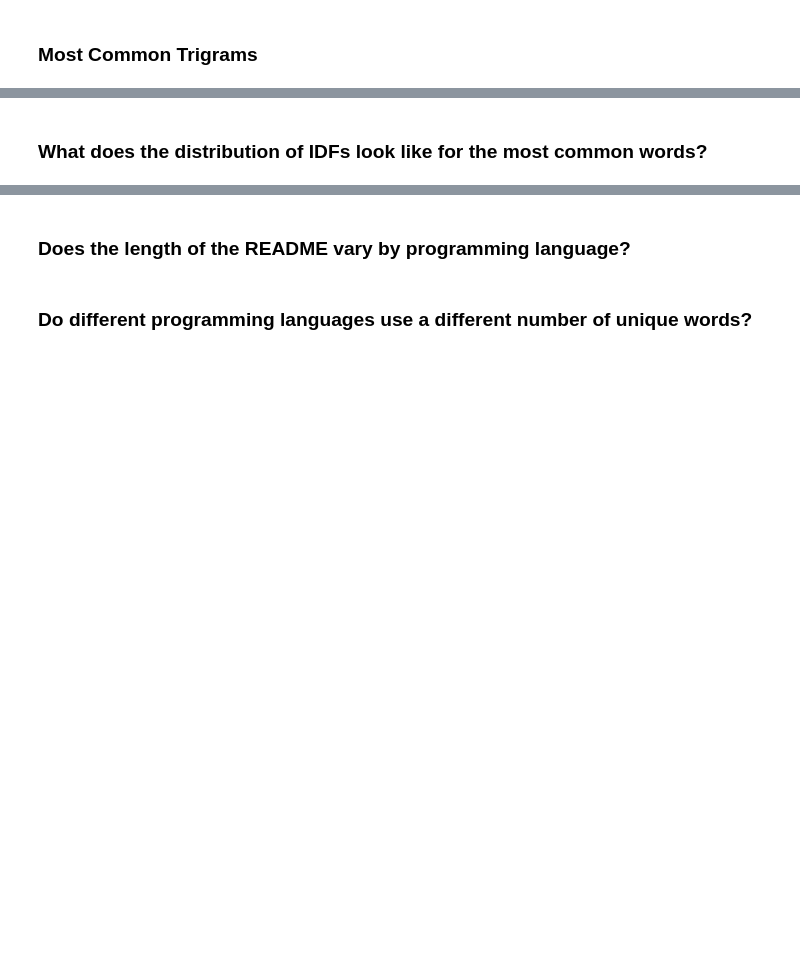
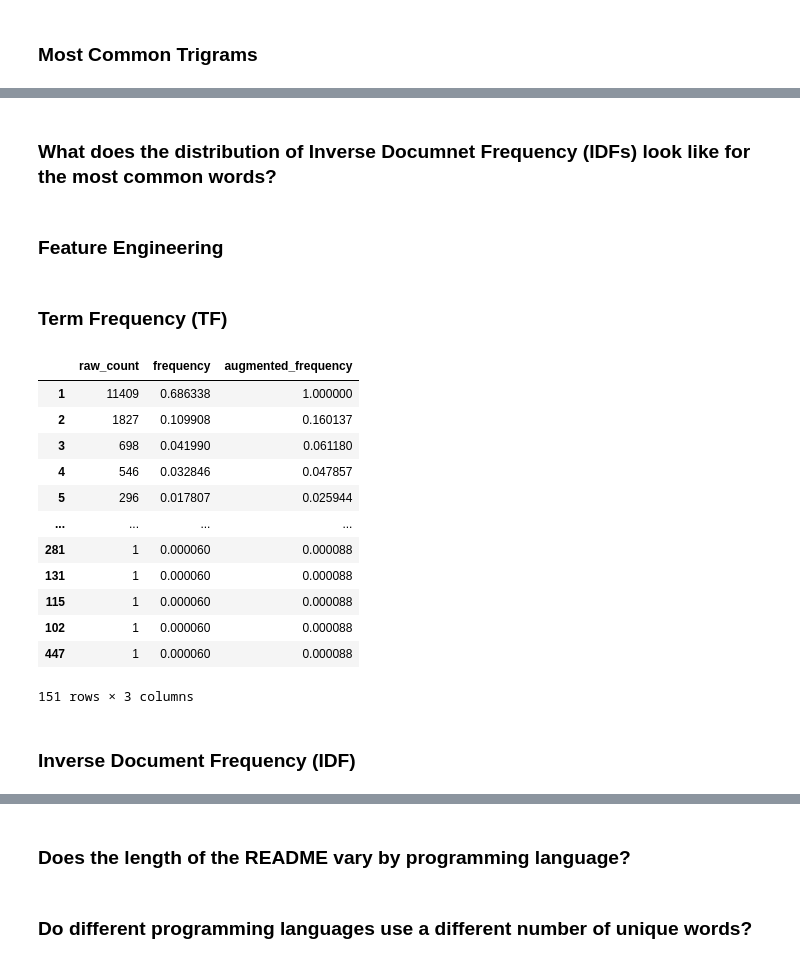
Before and after one commit to Bojado-Mays/OpenCV-NLP-Project, a Jupyter notebook: Bojado/Bojado.ipynb, the cells around one changed output, grey strips where cells are left out. Cells and saved outputs as stored; diff of their text form; code cells hidden in the pictures; blank space fills up the shorter version.

```diff
--- a/Bojado/Bojado.ipynb
+++ b/Bojado/Bojado.ipynb
@@ -353,2 +353,26 @@ for ax in axs: ax.axis('off')
 # %% [markdown]
-### What does the distribution of IDFs look like for the most common words?
+### What does the distribution of Inverse Documnet Frequency (IDFs) look like for the most common words?
+# %% [markdown]
+### Feature Engineering
+# %% [markdown]
+### Term Frequency (TF)
+# %%
+(pd.DataFrame({'raw_count': all_freq.value_counts()})
+ .assign(frequency=lambda df: df.raw_count / df.raw_count.sum())
+ .assign(augmented_frequency=lambda df: df.frequency / df.frequency.max()))
+# %% [output]
+|  | raw_count | frequency | augmented_frequency |
+| 1 | 11409 | 0.686338 | 1.000000 |
+| 2 | 1827 | 0.109908 | 0.160137 |
+| 3 | 698 | 0.041990 | 0.061180 |
+| 4 | 546 | 0.032846 | 0.047857 |
+| 5 | 296 | 0.017807 | 0.025944 |
+| ... | ... | ... | ... |
+| 281 | 1 | 0.000060 | 0.000088 |
+| 131 | 1 | 0.000060 | 0.000088 |
+| 115 | 1 | 0.000060 | 0.000088 |
+| 102 | 1 | 0.000060 | 0.000088 |
+| 447 | 1 | 0.000060 | 0.000088 |
+151 rows × 3 columns
+# %% [markdown]
+### Inverse Document Frequency (IDF)
```
Also changed, not shown: parts of 22 cells of this notebook.
